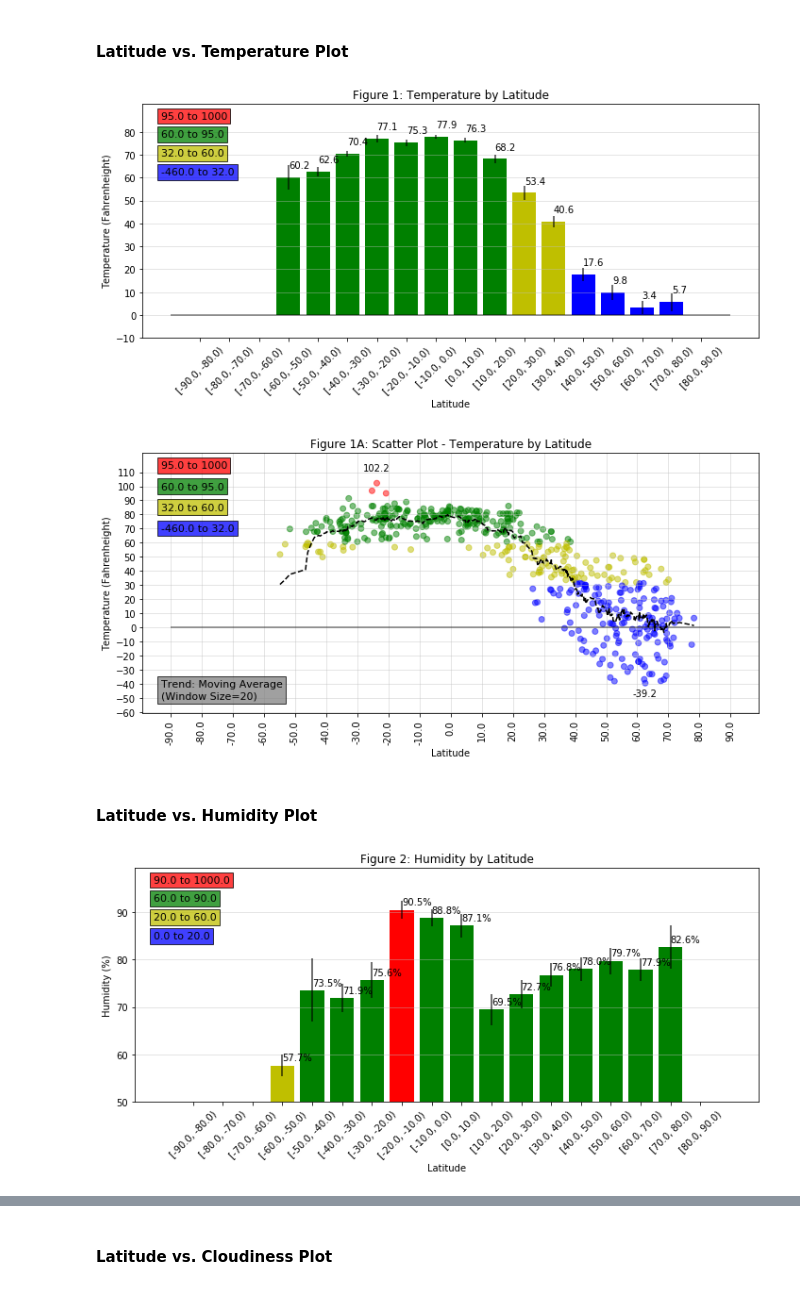
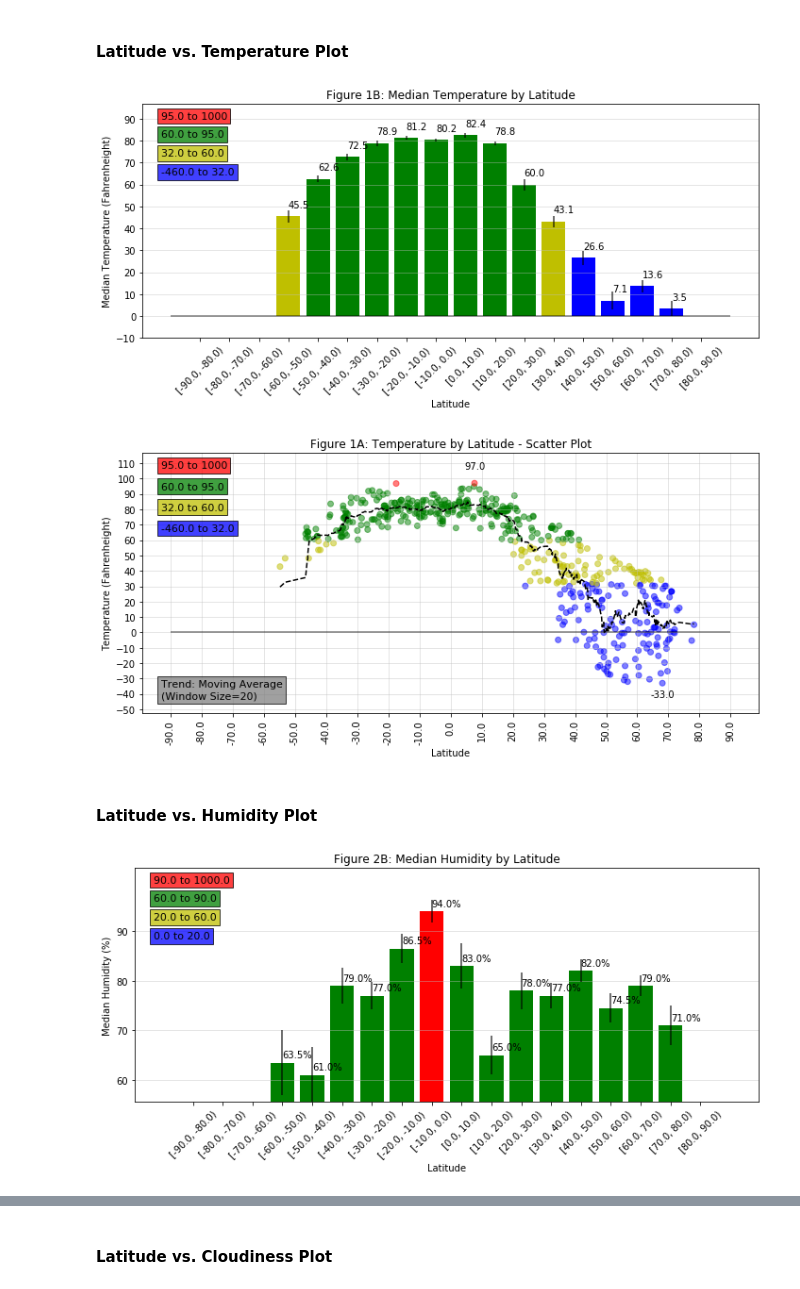
Before and after one commit to daddyjab/PythonAssignments, a Jupyter notebook: WeatherPy/WeatherPy-jb.ipynb, the cells around one changed output, grey strips where cells are left out. Drawn from its saved outputs; the diff is of its cells as text; code cells hidden in the pictures.

```diff
--- a/WeatherPy/WeatherPy-jb.ipynb
+++ b/WeatherPy/WeatherPy-jb.ipynb
@@ -86,6 +86,13 @@ def check_latlong(gp,rp,gg):
     else:
         return False
 
+# Check if a specified value is in the range >=0% and <=100%
+def valid_0to100(a):
+    if a>=0.0 and a<= 100.0:
+        return True
+    else:
+        return False
+
 # Function to prep a weather icon url for display with HTML formating
 def prep_image(ipath):
     return '<img src="' + ipath + '" />'
@@ -368,0 +352,6 @@ cities_df
+# %%
+# Remove any outlier data where Humidity is <0% or > 100.0%
+cities_df = cities_df[ cities_df['Humidity'].map(valid_0to100) ]
+# %%
+# Remove any outlier data where Cloudiness is <0% or > 100.0%
+cities_df = cities_df[ cities_df['Cloudiness'].map(valid_0to100) ]
@@ -436,8 +447,9 @@ cities_df
 # Create grouping of the data based upon the bins
 c_lat_g = cities_df.groupby('Latitude Bin')
 # %%
-c_lat_df = c_lat_g.agg(np.mean).reset_index(drop=False)
-c_lat_df
+# Calculate median values
+c_lat_df = c_lat_g.agg(np.median).reset_index(drop=False)
+c_lat_df.head()
 # %% [output]
 |  | Latitude Bin | Target Lat | Target Long | Grid Lat | Grid Long | Actual Lat | Actual Long | Temp | ... |
 | 0 | [-90.0, -80.0) | NaN | NaN | NaN | NaN | NaN | NaN | NaN | ... |
@@ -534,8 +525,8 @@ plt.ylim( bottom=y_bot, top=y_top)
 plt.yticks(np.arange(round(y_bot,-1),round(y_top,-1),step=10))
 
 plt.xlabel("Latitude")
-plt.ylabel("Temperature (Fahrenheight)")
-plt.title("Figure 1: Temperature by Latitude")
+plt.ylabel("Median Temperature (Fahrenheight)")
+plt.title("Figure 1B: Median Temperature by Latitude")
 
 plt.grid(True, axis='y', color='0.75', alpha=0.5)
 # plt.legend(loc="best")
@@ -556,6 +547,6 @@ plt.hlines(y=0, xmin=-1, xmax=len(c_lat_df.index), alpha='0.5')
 plt.tight_layout()
 plt.show()
 # %% [output]
-[figure, old version]
+[figure, new version]
 # %%
 # Save the Figure
@@ -641,7 +632,7 @@ plt.yticks(np.arange(round(y_bot,-1),round(y_top,-1),step=10))
 
 plt.xlabel("Latitude")
 plt.ylabel("Temperature (Fahrenheight)")
-plt.title("Figure 1A: Scatter Plot - Temperature by Latitude")
+plt.title("Figure 1A: Temperature by Latitude - Scatter Plot")
 
 plt.grid(True, axis='both', color='0.75', alpha=0.5)
 # plt.legend(loc="best")
@@ -669,7 +660,7 @@ plt.hlines(y=0, xmin=-90, xmax=+90, alpha=0.5)
 plt.tight_layout()
 plt.show()
 # %% [output]
-[figure, old version]
+[figure, new version]
 # %%
 # Save the Figure
 fig.savefig("Results/temp_by_latitude_scatter.png")
@@ -722,35 +713,35 @@ y_top = c_lat_df['Humidity'].max() + 0.5*c_lat_sem_df['Humidity'].max()
 y_range = y_top-y_bot
 
 y_bot -= y_range * 0.15
 y_top += y_range * 0.15
 plt.ylim( bottom=y_bot, top=y_top)
 
 # Adjust the tick marks to be more granular
 plt.yticks(np.arange(round(y_bot,-1),round(y_top,-1),step=10))
 
 plt.xlabel("Latitude")
-plt.ylabel("Humidity (%)")
-plt.title("Figure 2: Humidity by Latitude")
+plt.ylabel("Median Humidity (%)")
+plt.title("Figure 2B: Median Humidity by Latitude")
 
 plt.grid(True, axis='y', color='0.75', alpha=0.5)
 # plt.legend(loc="best")
 
 # Add a key for the color coding used on the plot
 for i in range(1,len(color_threshold_list)):
     # Text to display
     box_text = f"{color_threshold_list[i-1]} to {color_threshold_list[i]}"
     box_fmt = {'boxstyle':'square', 'facecolor':color_list[i], 'alpha':0.75}
 
     # Plot this
     plt.text(0.03, 0.97 -((len(color_threshold_list)-i-1)*0.08),
              box_text, transform=ax.transAxes, fontsize=11, verticalalignment='top', bbox=box_fmt)
 
 # Add a horizontal line at the y = 0% level
 plt.hlines(y=0, xmin=-1, xmax=len(c_lat_df.index))
 
 plt.tight_layout()
 plt.show()
 # %% [output]
-[figure, old version]
+[figure, new version]
 # %%
 # Save the Figure
```
Also changed, not shown: parts of 18 cells of this notebook, 14 other files.
